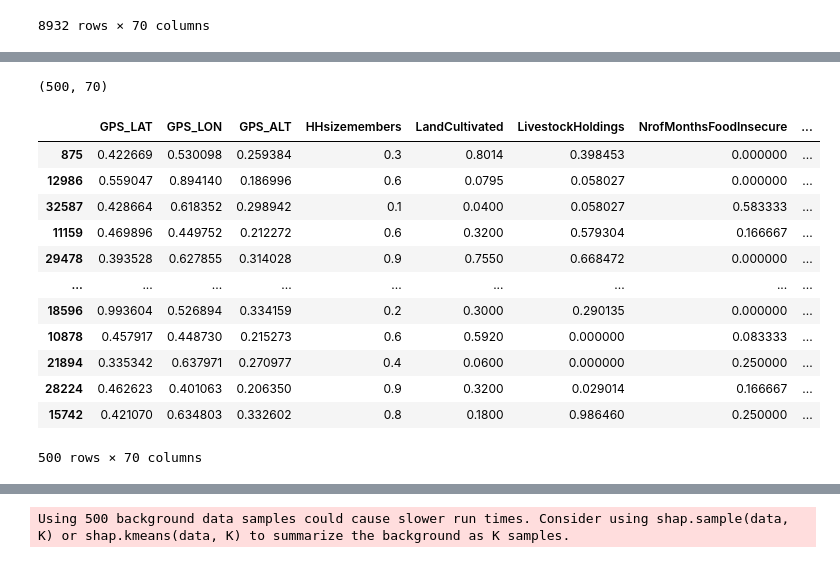
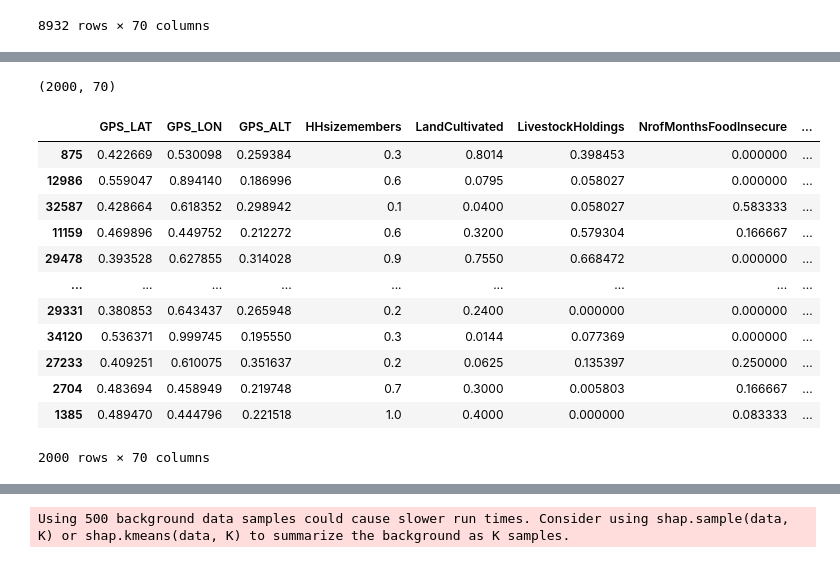
Before and after one commit to willianck/Predicting-Food-Insecurity, a Jupyter notebook: shapley_NN.ipynb, the cells around one changed output, grey strips where cells are left out. Cells and saved outputs as stored; diff of their text form; code cells hidden in the pictures.

```diff
--- a/shapley_NN.ipynb
+++ b/shapley_NN.ipynb
@@ -52,7 +52,7 @@ data.shape
 (35728, 90)
 # %%
 X = data.drop(['Food_InsecurityLevel'],axis=1)
-y = data['Food_InsecurityLevel']
+y = data[['Food_InsecurityLevel']]
 print(y)
 
 from sklearn.feature_selection import f_classif
@@ -330,19 +330,19 @@ Successfully installed shap-0.39.0 slicer-0.0.7
 # %%
-tester = X_test_val.sample(n=500, random_state=0)
+tester = X_test_val.sample(n=2000, random_state=0)
 print(tester.shape)
 tester
 # %% [output]
-(500, 70)
+(2000, 70)
 |  | GPS_LAT | GPS_LON | GPS_ALT | HHsizemembers | LandCultivated | LivestockHoldings | NrofMonthsFoodInsecure | ... |
 | 875 | 0.422669 | 0.530098 | 0.259384 | 0.3 | 0.8014 | 0.398453 | 0.000000 | ... |
 | 12986 | 0.559047 | 0.894140 | 0.186996 | 0.6 | 0.0795 | 0.058027 | 0.000000 | ... |
 | 32587 | 0.428664 | 0.618352 | 0.298942 | 0.1 | 0.0400 | 0.058027 | 0.583333 | ... |
 | 11159 | 0.469896 | 0.449752 | 0.212272 | 0.6 | 0.3200 | 0.579304 | 0.166667 | ... |
 | 29478 | 0.393528 | 0.627855 | 0.314028 | 0.9 | 0.7550 | 0.668472 | 0.000000 | ... |
 | ... | ... | ... | ... | ... | ... | ... | ... | ... |
-| 18596 | 0.993604 | 0.526894 | 0.334159 | 0.2 | 0.3000 | 0.290135 | 0.000000 | ... |
-| 10878 | 0.457917 | 0.448730 | 0.215273 | 0.6 | 0.5920 | 0.000000 | 0.083333 | ... |
-| 21894 | 0.335342 | 0.637971 | 0.270977 | 0.4 | 0.0600 | 0.000000 | 0.250000 | ... |
-| 28224 | 0.462623 | 0.401063 | 0.206350 | 0.9 | 0.3200 | 0.029014 | 0.166667 | ... |
-| 15742 | 0.421070 | 0.634803 | 0.332602 | 0.8 | 0.1800 | 0.986460 | 0.250000 | ... |
+| 29331 | 0.380853 | 0.643437 | 0.265948 | 0.2 | 0.2400 | 0.000000 | 0.000000 | ... |
+| 34120 | 0.536371 | 0.999745 | 0.195550 | 0.3 | 0.0144 | 0.077369 | 0.000000 | ... |
+| 27233 | 0.409251 | 0.610075 | 0.351637 | 0.2 | 0.0625 | 0.135397 | 0.250000 | ... |
+| 2704 | 0.483694 | 0.458949 | 0.219748 | 0.7 | 0.3000 | 0.005803 | 0.166667 | ... |
+| 1385 | 0.489470 | 0.444796 | 0.221518 | 1.0 | 0.4000 | 0.000000 | 0.083333 | ... |
-500 rows × 70 columns
+2000 rows × 70 columns
```
Also changed, not shown: parts of 9 cells of this notebook, 1 other file.
